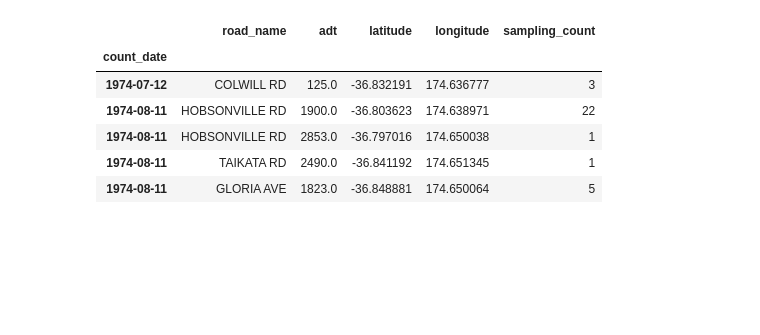
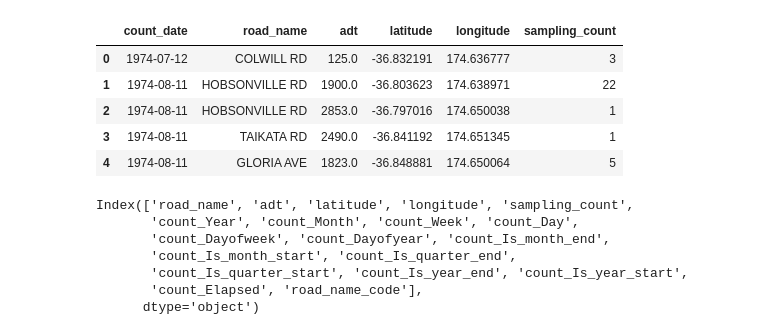
Before and after one commit to klin059/Auckland_traffic_analysis, a Jupyter notebook: 5_Model_building.ipynb, the cells around one changed output. Saved outputs shown, nothing was run; the diff lists cells and outputs as text; code cells hidden in the pictures; blank space fills up the shorter version.

```diff
--- a/5_Model_building.ipynb
+++ b/5_Model_building.ipynb
@@ -25,13 +25,12 @@ import matplotlib.pyplot as plt
 import seaborn as sns
 import sklearn
 # %%
-df = pd.read_csv(r'data/merged_date_v2.csv', parse_dates = ['count_date'], index_col = 'count_date')
+df = pd.read_csv(r'data/merged_date_v2.csv', parse_dates = ['count_date'])
 df.head()
 # %% [output]
-|  | road_name | adt | latitude | longitude | sampling_count |
-| count_date |  |  |  |  |  |
-| 1974-07-12 | COLWILL RD | 125.0 | -36.832191 | 174.636777 | 3 |
-| 1974-08-11 | HOBSONVILLE RD | 1900.0 | -36.803623 | 174.638971 | 22 |
-| 1974-08-11 | HOBSONVILLE RD | 2853.0 | -36.797016 | 174.650038 | 1 |
-| 1974-08-11 | TAIKATA RD | 2490.0 | -36.841192 | 174.651345 | 1 |
-| 1974-08-11 | GLORIA AVE | 1823.0 | -36.848881 | 174.650064 | 5 |
+|  | count_date | road_name | adt | latitude | longitude | sampling_count |
+| 0 | 1974-07-12 | COLWILL RD | 125.0 | -36.832191 | 174.636777 | 3 |
+| 1 | 1974-08-11 | HOBSONVILLE RD | 1900.0 | -36.803623 | 174.638971 | 22 |
+| 2 | 1974-08-11 | HOBSONVILLE RD | 2853.0 | -36.797016 | 174.650038 | 1 |
+| 3 | 1974-08-11 | TAIKATA RD | 2490.0 | -36.841192 | 174.651345 | 1 |
+| 4 | 1974-08-11 | GLORIA AVE | 1823.0 | -36.848881 | 174.650064 | 5 |
@@ -42,0 +61,10 @@ train, test =
+# %%
+df.columns
+# %% [output]
+Index(['road_name', 'adt', 'latitude', 'longitude', 'sampling_count',
+       'count_Year', 'count_Month', 'count_Week', 'count_Day',
+       'count_Dayofweek', 'count_Dayofyear', 'count_Is_month_end',
+       'count_Is_month_start', 'count_Is_quarter_end',
+       'count_Is_quarter_start', 'count_Is_year_end', 'count_Is_year_start',
+       'count_Elapsed', 'road_name_code'],
+      dtype='object')
```
Also changed, not shown: parts of 26 cells of this notebook.
